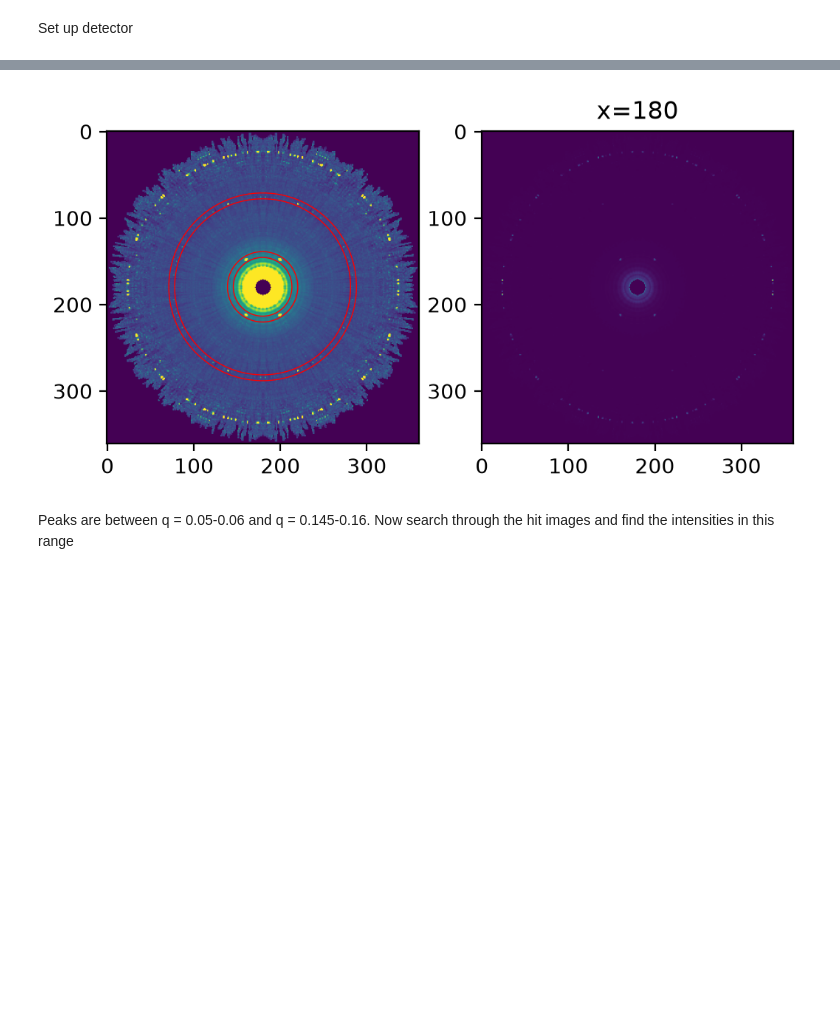
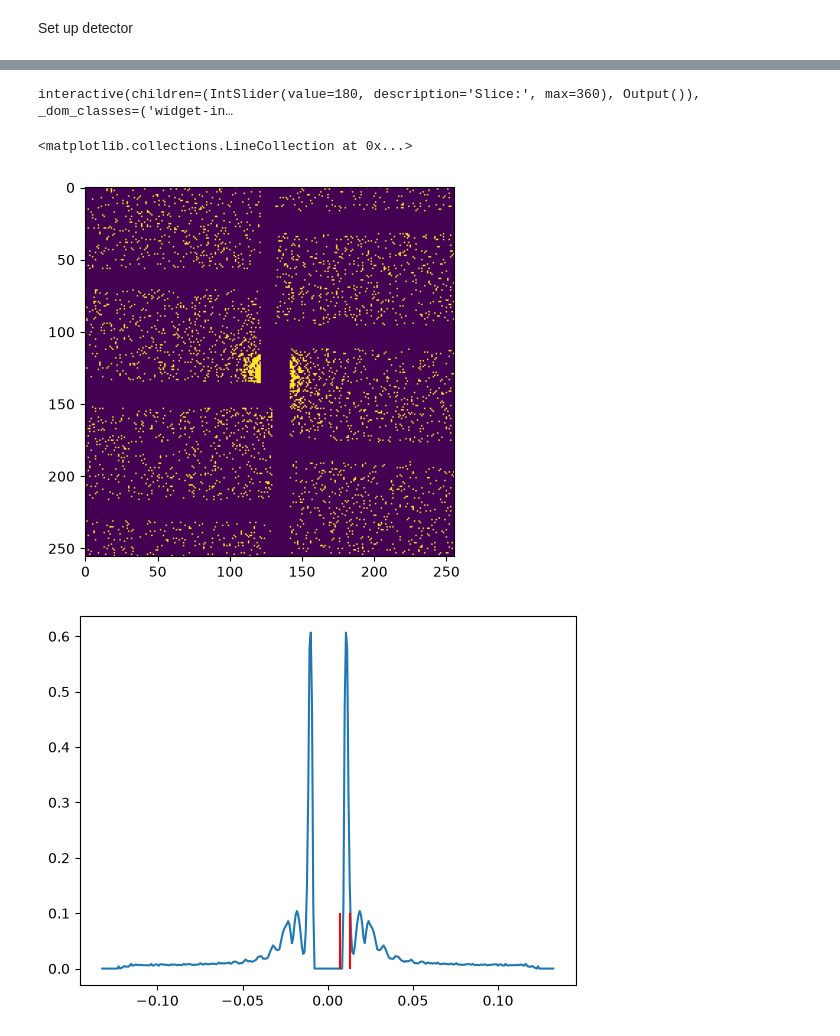
Before and after one commit to YellowSub17/dfly-p6933, a Jupyter notebook: peak_investigation.ipynb, the cells around one changed output, grey strips where cells are left out. Cells and saved outputs as stored; diff of their text form; code cells hidden in the pictures; blank space fills up the shorter version.

```diff
--- a/peak_investigation.ipynb
+++ b/peak_investigation.ipynb
@@ -16,7 +98,10 @@ Set up detector
 # %%
 %matplotlib inline
-df_tag = 'cp512-rb2_0001'
-output_n = 'output_030.h5'
+#df_tag = 'np10nm_0001'
+#output_n = 'output_030.h5'
+
+df_tag = 'hello_rb1_0001'
+output_n = 'output_020.h5'
 
 with h5py.File(f'./{df_tag}/data/{output_n}','r') as f:
     intens1 = f['/intens'][...]
@@ -35,44 +120,57 @@ qqq = np.sqrt(qx**2 + qy**2 + qz**2)
 
 #convert from voxels to reciprocal units A-1
 lamb_a = 1.26
 
 
 dq = 1/(lamb_a*det.ewald_rad)
 qqq = qqq*dq
 
 #2D detector q values
 qq = np.sqrt( np.sum(det.qvals**2, axis=1))
 qq = qq.reshape( (256,256) )*dq
 #theta values on the detector
 tt = np.arctan2( det.qvals[:,0], det.qvals[:,1]).reshape(256,256)
 
 #remove the outer edge of the dragonfly recon
 intens_crop = np.zeros(intens1.shape)
 intens_crop[:] = intens1
 #intens_crop[qqq>(0.50*qqq.max())] = 0
 
-
+#levels=[0.0075*2, 0.0128*2,]
+levels=[0.0075, 0.0128,]
 
 #function to plot a slice of the dragonfly recon, with qbands for peak locations
 def plot_slice(i):
     fig, ax = plt.subplots(1,2, figsize=(6,12), dpi=200)
-    ax[0].imshow(intens_crop[i], clim=(0,1e-1))
-    ax[1].imshow(intens_crop[i], clim=(0,intens_crop.max()))
+    ax[0].imshow(intens_crop[i], clim=(0,0.1))
+    ax[1].imshow(intens_crop[i])
 
-    ax[0].contour(qqq[i], levels=[0.025,0.03, 0.075, 0.08], colors='red', linewidths=0.5)
+    ax[0].contour(qqq[i], levels=levels, colors='red', linewidths=0.5, linestyle='dashed')
 
     plt.title(f'x={i}')
     plt.show()
-    #plt.close(fig)
+    plt.close(fig)
 
-#from ipywidgets import interact, IntSlider, FloatSlider,FloatText
-#_ = interact(
-#    plot_slice,
-#    i=IntSlider(min=0, max=intens_crop.shape[0] - 1, step=1, value=348, description='Slice:'),
-#)
+from ipywidgets import interact, IntSlider, FloatSlider,FloatText
+_ = interact(
+    plot_slice,
+    i=IntSlider(min=0, max=intens_crop.shape[0] - 1, step=1, value=180, description='Slice:'),
+)
+with h5py.File('./hits/r0307_cp512-rb2/r0307_cp512-rb2_i000.h5', 'r') as f:
+    hit = f['/data/'][:]
 
-plot_slice(180)
+plt.figure()
+plt.imshow(hit, clim=(0,1))
+plt.contour(qq*dq, levels=levels, colors='red', linewidths=0.5)
+
+
+plt.figure()
+plt.plot(q*dq,intens_crop[180,180,:-1])
+plt.vlines(x=levels, ymin=0, ymax=0.1, color='red')
+
+#plot_slice(180)
 # %% [output]
+interactive(children=(IntSlider(value=180, description='Slice:', max=360), Output()), _dom_classes=('widget-in…
+<matplotlib.collections.LineCollection at 0x...>
-[figure, old version]
+[figure, new version]
+[figure, added]
-# %% [markdown]
-Peaks are between q = 0.05-0.06 and q = 0.145-0.16. Now search through the hit images and find the intensities in this range
```
Also changed, not shown: parts of 15 cells of this notebook, 6 other files.
